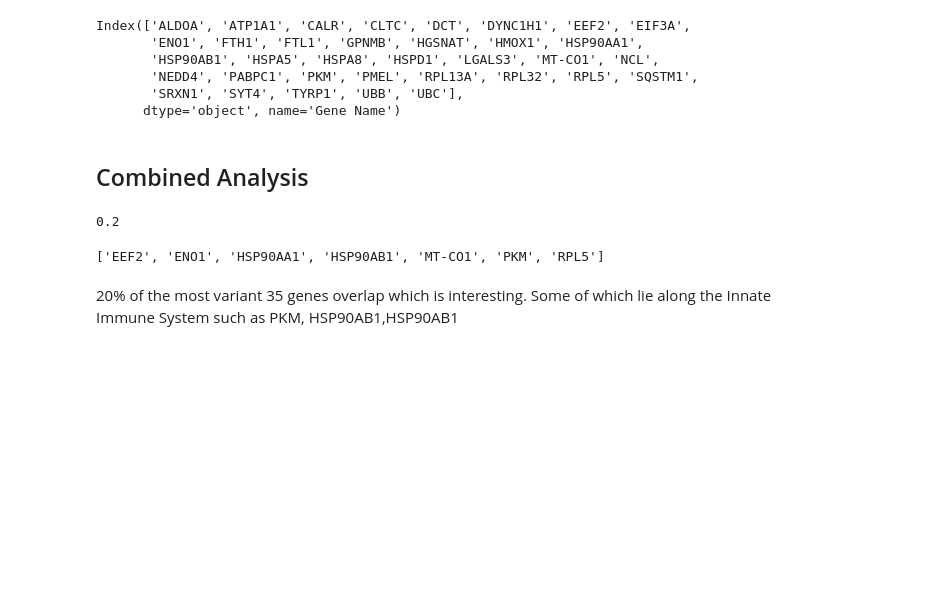
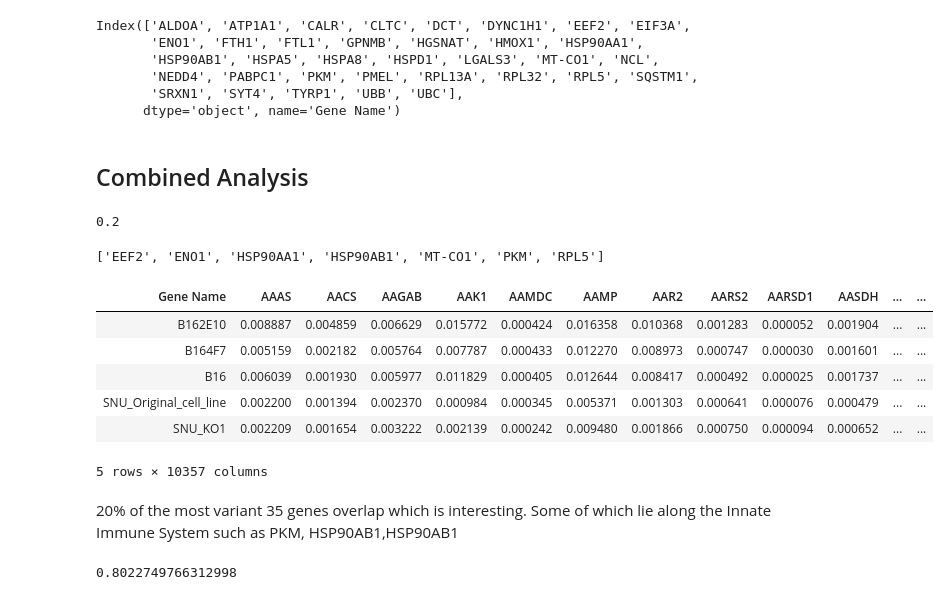
Before and after one commit to N8Grant/TripodsREU, a Jupyter notebook: scripts/PostdocAnalysis.ipynb, the cells around one changed output. Drawn from its saved outputs; the diff is of its cells as text; code cells hidden in the pictures; blank space fills up the shorter version.

```diff
--- a/scripts/PostdocAnalysis.ipynb
+++ b/scripts/PostdocAnalysis.ipynb
@@ -198,2 +201,18 @@ print(sum([1 for i in list(mouse_espression_most_var.index) if i in list(human_v
+# %%
+combined_df.head()
+# %% [output]
+| Gene Name | AAAS | AACS | AAGAB | AAK1 | AAMDC | AAMP | AAR2 | AARS2 | AARSD1 | AASDH | ... | ... |
+| B162E10 | 0.008887 | 0.004859 | 0.006629 | 0.015772 | 0.000424 | 0.016358 | 0.010368 | 0.001283 | 0.000052 | 0.001904 | ... | ... |
+| B164F7 | 0.005159 | 0.002182 | 0.005764 | 0.007787 | 0.000433 | 0.012270 | 0.008973 | 0.000747 | 0.000030 | 0.001601 | ... | ... |
+| B16 | 0.006039 | 0.001930 | 0.005977 | 0.011829 | 0.000405 | 0.012644 | 0.008417 | 0.000492 | 0.000025 | 0.001737 | ... | ... |
+| SNU_Original_cell_line | 0.002200 | 0.001394 | 0.002370 | 0.000984 | 0.000345 | 0.005371 | 0.001303 | 0.000641 | 0.000076 | 0.000479 | ... | ... |
+| SNU_KO1 | 0.002209 | 0.001654 | 0.003222 | 0.002139 | 0.000242 | 0.009480 | 0.001866 | 0.000750 | 0.000094 | 0.000652 | ... | ... |
+5 rows × 10357 columns
 # %% [markdown]
 20% of the most variant 35 genes overlap which is interesting. Some of which lie along the Innate Immune System such as PKM, HSP90AB1,HSP90AB1
+# %%
+pca = PCA(n_components=2)
+transformed = pca.fit_transform(combined_df.T.values)
+print(sum(pca.explained_variance_ratio_))
+# %% [output]
+0.8022749766312998
```
Also changed, not shown: parts of 9 cells of this notebook, 2 other files.
